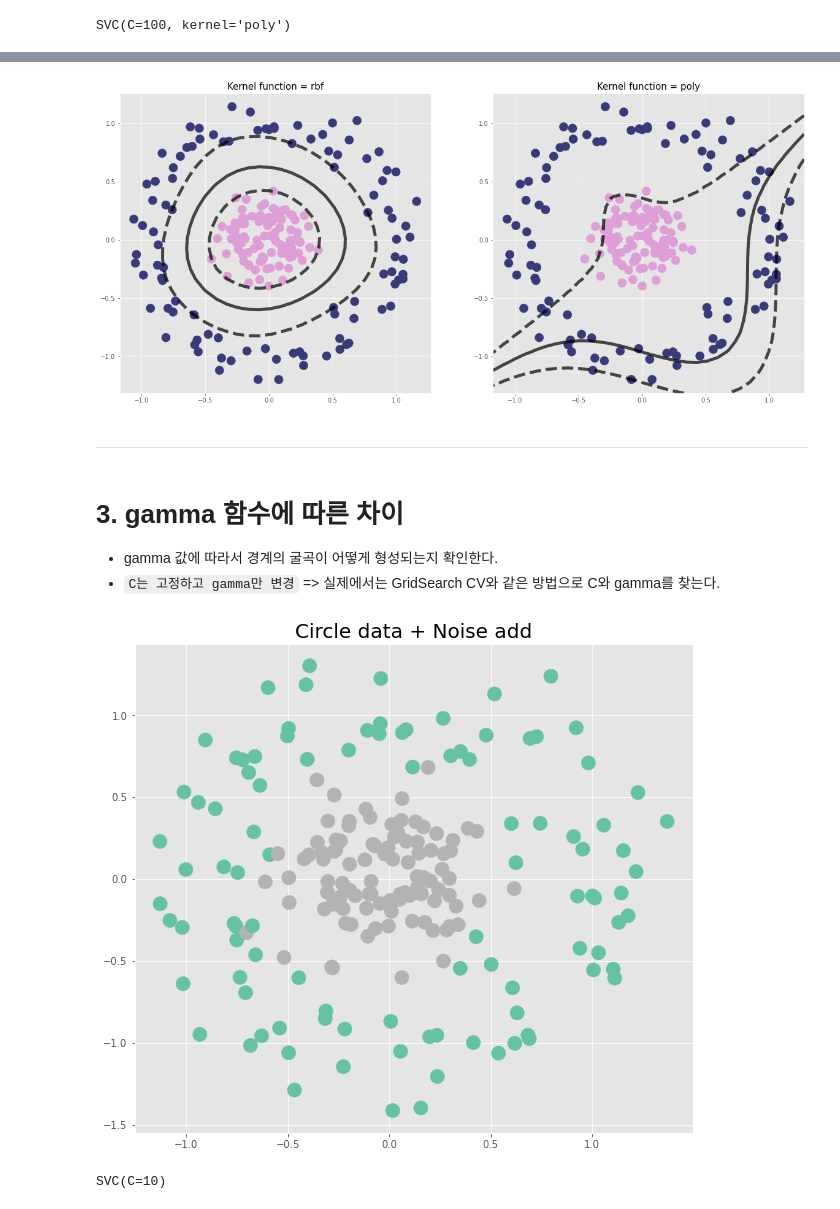
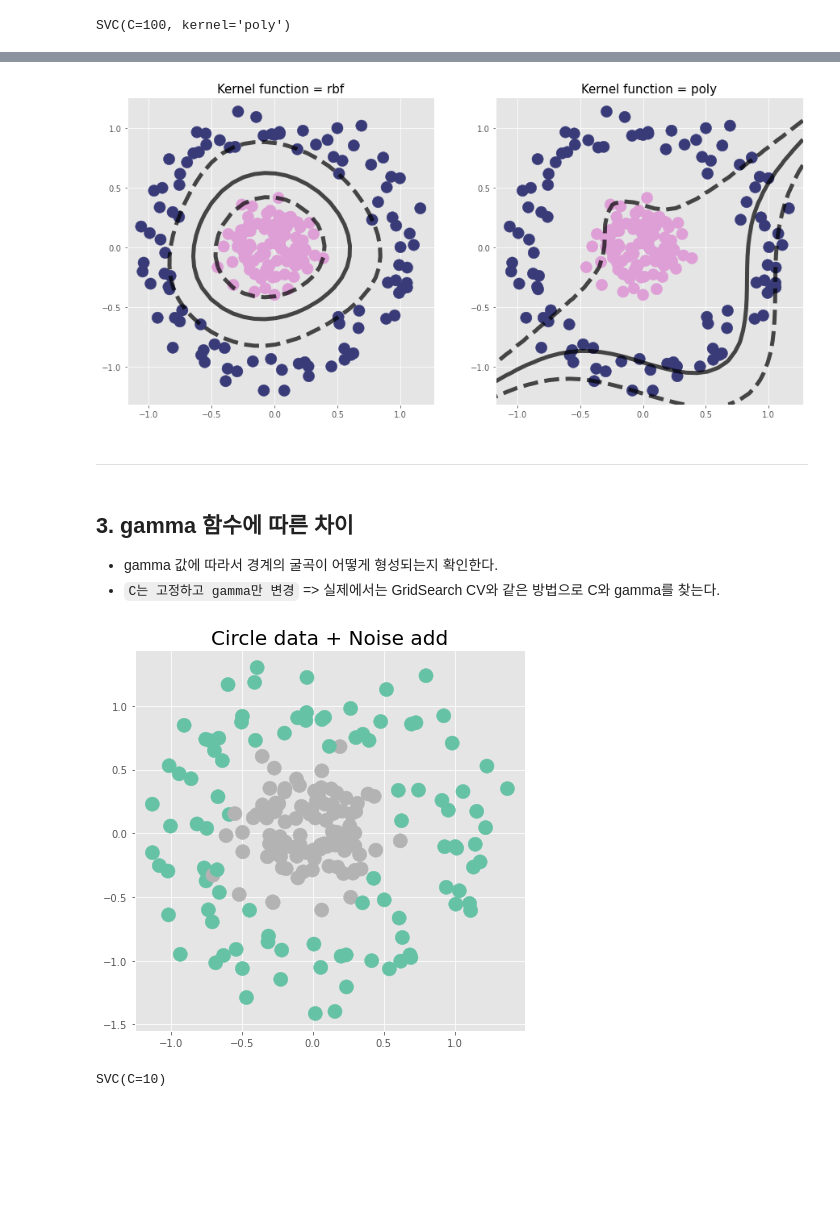
Before and after one commit to rch1025/Business-Analytics, a Jupyter notebook: Kernel based Learning/SVM.ipynb, the cells around one changed output, grey strips where cells are left out. Drawn from its saved outputs; the diff is of its cells as text; code cells hidden in the pictures; blank space fills up the shorter version.

```diff
--- a/Kernel based Learning/SVM.ipynb
+++ b/Kernel based Learning/SVM.ipynb
@@ -255,40 +259,40 @@ svm_graph_decision_function(model_rbf)
 # %%
 """데이터셋에 맞는 kernel function을 사용하는 것이 중요하다."""
-plt.figure(figsize = (20,9))
+plt.figure(figsize = (15,7))
 plt.subplot(1, 2, 1)
 plt.scatter(X[:, 0], X[:, 1], c=y, s=200, cmap='tab20b')
 plt.scatter(model_rbf.support_vectors_[:, 0], model_rbf.support_vectors_[: , 1],
             s=300, lw=1, facecolors='None')
 svm_graph_decision_function(model_rbf)
 plt.title('Kernel function = rbf', fontsize=15)
 
 """C=10인 그래프"""
 plt.subplot(1, 2, 2)
 ## 데이터셋에 맞는 kernel function을 사용하는 것이 중요하다.
 plt.scatter(X[:, 0], X[:, 1], c=y, s=200, cmap='tab20b')
 plt.scatter(model_poly.support_vectors_[:, 0], model_poly.support_vectors_[: , 1],
             s=300, lw=1, facecolors='None')
 svm_graph_decision_function(model_poly)
 plt.title('Kernel function = poly', fontsize=15)
 plt.show()
 # %% [output]
-[figure, old version]
+[figure, new version]
 # %% [markdown]
 ---
 # %% [markdown]
-# 3. gamma 함수에 따른 차이
+## 3. gamma 함수에 따른 차이
 - gamma 값에 따라서 경계의 굴곡이 어떻게 형성되는지 확인한다.
 - `C는 고정하고 gamma만 변경` => 실제에서는 GridSearch CV와 같은 방법으로 C와 gamma를 찾는다.
 # %%
 ## gamma 함수 차이 확인을 위해 noise를 더 강하게 추가
 X, y = make_circles(200, factor=.2, noise=.2, random_state = 2022)
 
-plt.figure(figsize = (10,9))
+plt.figure(figsize = (7,7))
 plt.scatter(X[:, 0], X[:, 1], c=y, s=200, cmap='Set2')
 plt.title('Circle data + Noise add', fontsize = 20)
 plt.show()
 # %% [output]
-[figure, old version]
+[figure, new version]
 # %%
 """kernel을 rbf로 하여 모델 정의 + gamma 설정"""
 model_rbf_gamma = SVC(kernel='rbf', C=10)
```
Also changed, not shown: parts of 12 cells of this notebook.
